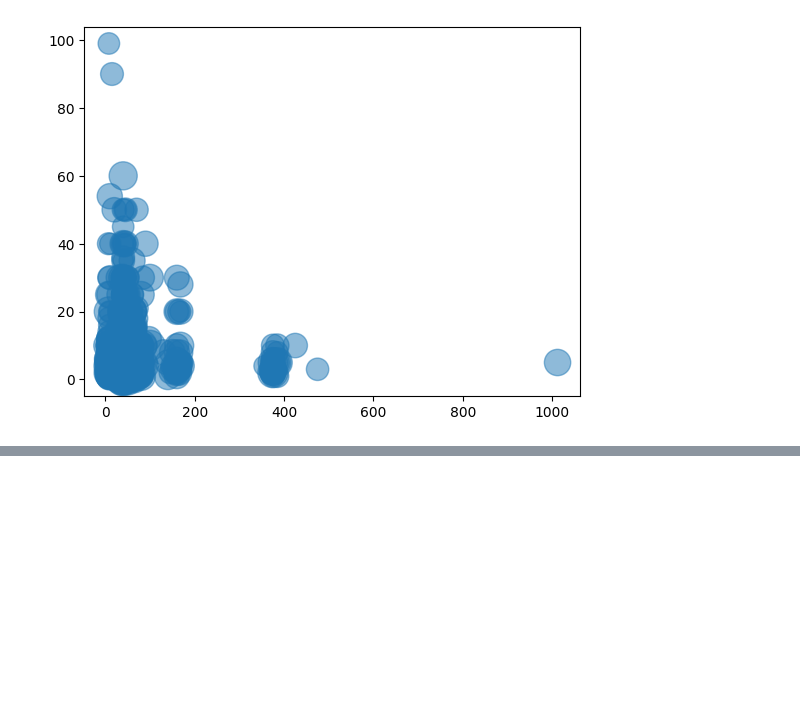
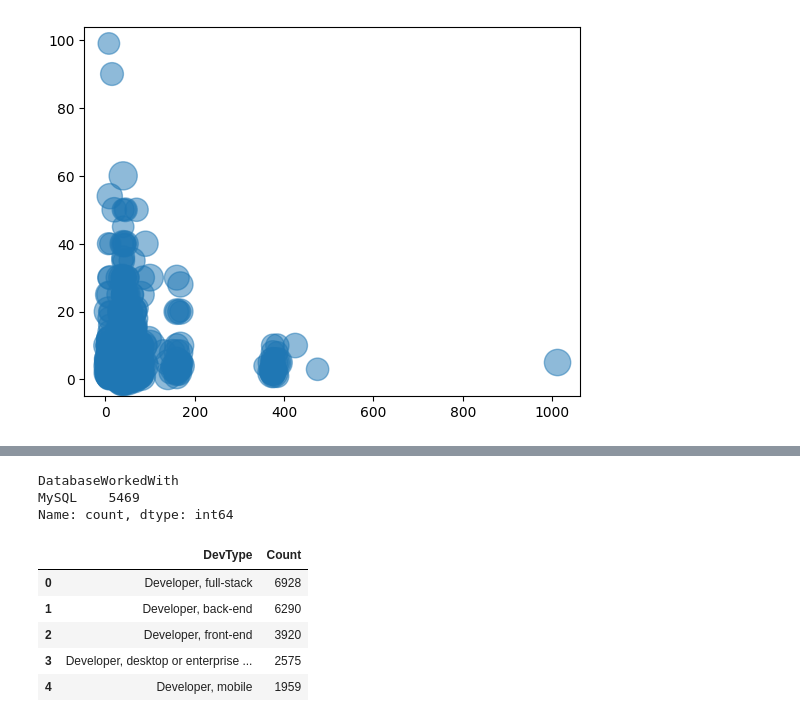
Before and after one commit to hrking275/coursera__IBM, a Jupyter notebook: Week4_Capstone.ipynb, the cells around one changed output, grey strips where cells are left out. Drawn from its saved outputs; the diff is of its cells as text; code cells hidden in the pictures; blank space fills up the shorter version.

```diff
--- a/Week4_Capstone.ipynb
+++ b/Week4_Capstone.ipynb
@@ -256,0 +331,30 @@ plt.show()
+# %%
+QUERY = """
+SELECT Respondent, DatabaseWorkedWith
+FROM DatabaseWorkedWith
+Where DatabaseWorkedWith = 'MySQL'
+"""
+df_mysql = pd.read_sql_query(QUERY, conn)
+df_dropMY = df_mysql.drop_duplicates(subset=['Respondent'], inplace=False, keep=False)
+df_dropMY['DatabaseWorkedWith'].value_counts()
+# Answer is 474
+# %% [output]
+DatabaseWorkedWith
+MySQL    5469
+Name: count, dtype: int64
+# %%
+QUERY = """
+SELECT DevType, COUNT(*) as Count
+FROM DevType
+Group by DevType
+Order by Count desc
+"""
+df_dev = pd.read_sql_query(QUERY, conn)
+df_dev.head()
+# %% [output]
+|  | DevType | Count |
+| 0 | Developer, full-stack | 6928 |
+| 1 | Developer, back-end | 6290 |
+| 2 | Developer, front-end | 3920 |
+| 3 | Developer, desktop or enterprise ... | 2575 |
+| 4 | Developer, mobile | 1959 |
```
Also changed, not shown: parts of 11 cells of this notebook.
